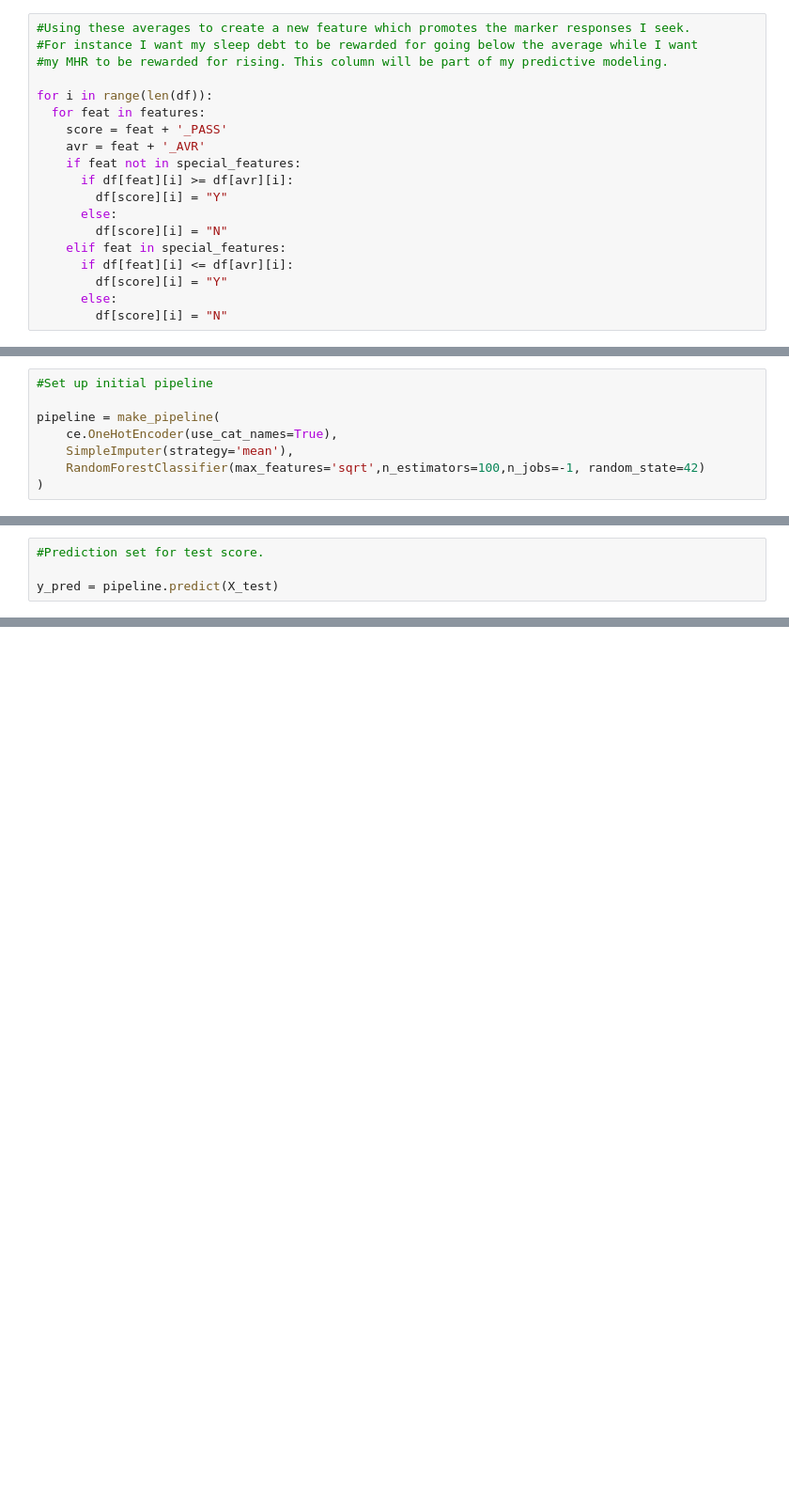
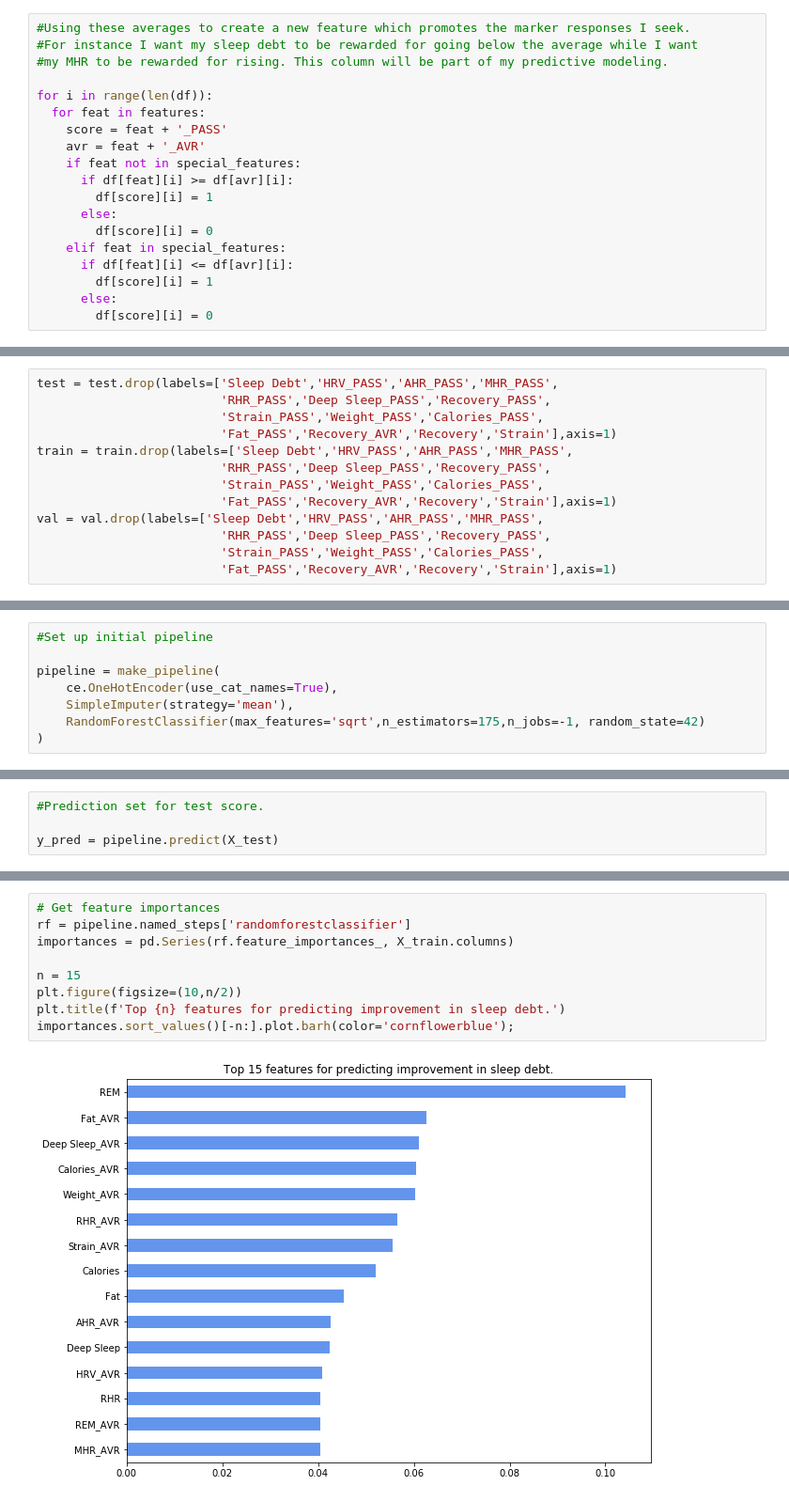
Before and after one commit to filchyboy/Personal_Health_Fitness, a Jupyter notebook: The_Daily.ipynb, the cells around one changed output, grey strips where cells are left out. Shown at 94% size. Drawn from its saved outputs; the diff is of its cells as text; blank space fills up the shorter version.

```diff
--- a/The_Daily.ipynb
+++ b/The_Daily.ipynb
@@ -111,13 +121,13 @@ for i in range(len(df)):
     avr = feat + '_AVR'
     if feat not in special_features:
       if df[feat][i] >= df[avr][i]:
-        df[score][i] = "Y"
+        df[score][i] = 1
       else:
-        df[score][i] = "N"
+        df[score][i] = 0
     elif feat in special_features:
       if df[feat][i] <= df[avr][i]:
-        df[score][i] = "Y"
+        df[score][i] = 1
       else:
-        df[score][i] = "N"
+        df[score][i] = 0
 # %% [markdown]
 ##Visualizations of basic trends.
@@ -175,3 +198,16 @@ val = df[(df['Date'] <= '11/28/2019') & (df['Date'] >= '07/25/2019')]
+# %%
+test = test.drop(labels=['Sleep Debt','HRV_PASS','AHR_PASS','MHR_PASS',
+                         'RHR_PASS','Deep Sleep_PASS','Recovery_PASS',
+                         'Strain_PASS','Weight_PASS','Calories_PASS',
+                         'Fat_PASS','Recovery_AVR','Recovery','Strain'],axis=1)
+train = train.drop(labels=['Sleep Debt','HRV_PASS','AHR_PASS','MHR_PASS',
+                         'RHR_PASS','Deep Sleep_PASS','Recovery_PASS',
+                         'Strain_PASS','Weight_PASS','Calories_PASS',
+                         'Fat_PASS','Recovery_AVR','Recovery','Strain'],axis=1)
+val = val.drop(labels=['Sleep Debt','HRV_PASS','AHR_PASS','MHR_PASS',
+                         'RHR_PASS','Deep Sleep_PASS','Recovery_PASS',
+                         'Strain_PASS','Weight_PASS','Calories_PASS',
+                         'Fat_PASS','Recovery_AVR','Recovery','Strain'],axis=1)
 # %%
 test.shape, train.shape, val.shape
 # %% [output]
@@ -217,7 +253,7 @@ Name: Sleep Debt_PASS, dtype: float64
 pipeline = make_pipeline(
     ce.OneHotEncoder(use_cat_names=True),
     SimpleImputer(strategy='mean'),
-    RandomForestClassifier(max_features='sqrt',n_estimators=100,n_jobs=-1, random_state=42)
+    RandomForestClassifier(max_features='sqrt',n_estimators=175,n_jobs=-1, random_state=42)
 )
 # %%
 #Fit & score on validation set.
@@ -502,0 +289,11 @@ plt.ylabel('True Positive Rate');
+# %%
+# Get feature importances
+rf = pipeline.named_steps['randomforestclassifier']
+importances = pd.Series(rf.feature_importances_, X_train.columns)
+
+n = 15
+plt.figure(figsize=(10,n/2))
+plt.title(f'Top {n} features for predicting improvement in sleep debt.')
+importances.sort_values()[-n:].plot.barh(color='cornflowerblue');
+# %% [output]
+[figure, added]
```
Also changed, not shown: parts of 76 cells of this notebook.
